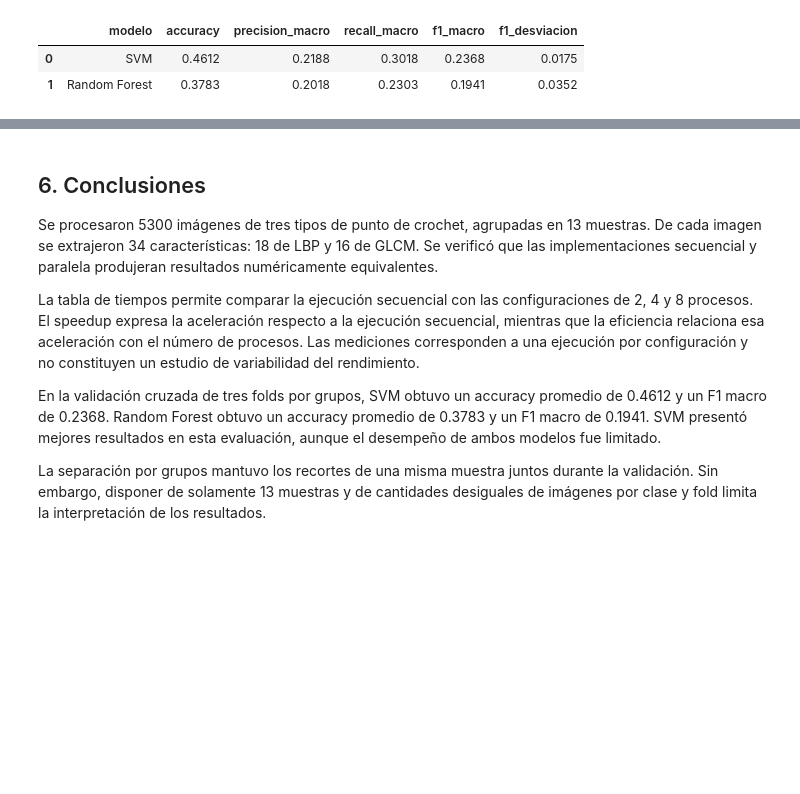
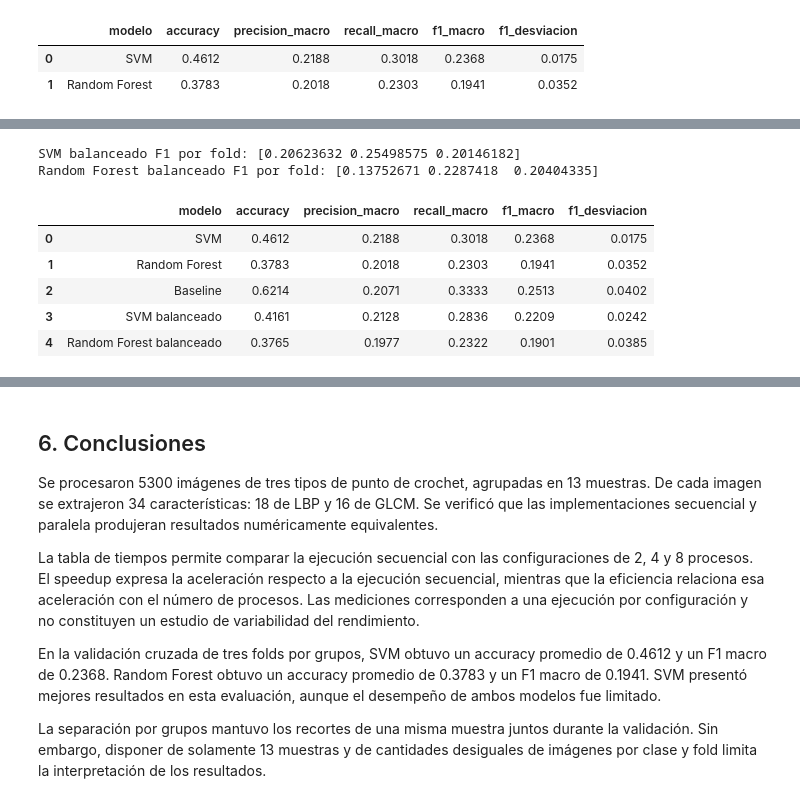
Before and after one commit to Srdino25/Proyecto_ComputoParalelo_DACC_MRV, a Jupyter notebook: proyecto_crochet.ipynb, the cells around one changed output, grey strips where cells are left out. Drawn from its saved outputs; the diff is of its cells as text; code cells hidden in the pictures; blank space fills up the shorter version.

```diff
--- a/proyecto_crochet.ipynb
+++ b/proyecto_crochet.ipynb
@@ -521,0 +710,67 @@ Random Forest F1 por fold: [0.1476021  0.23274897 0.20191609]
+# %%
+from sklearn.svm import SVC
+from sklearn.ensemble import RandomForestClassifier
+from sklearn.pipeline import make_pipeline
+from sklearn.preprocessing import StandardScaler
+from sklearn.model_selection import cross_validate
+import pandas as pd
+
+# Modelos con pesos balanceados
+modelos_balanceados = {
+    "SVM balanceado": make_pipeline(
+        StandardScaler(),
+        SVC(kernel="rbf", class_weight="balanced")
+    ),
+
+    "Random Forest balanceado": RandomForestClassifier(
+        n_estimators=100,
+        random_state=42,
+        class_weight="balanced"
+    )
+}
+
+nuevos_resultados = []
+
+for nombre, modelo in modelos_balanceados.items():
+
+    evaluacion = cross_validate(
+        modelo,
+        X,
+        y,
+        cv=particiones,
+        scoring=metricas,
+        error_score="raise"
+    )
+
+    fila = {"modelo": nombre}
+
+    for metrica in metricas:
+        fila[metrica] = evaluacion[f"test_{metrica}"].mean()
+
+    fila["f1_desviacion"] = evaluacion["test_f1_macro"].std()
+
+    nuevos_resultados.append(fila)
+
+    print(nombre, "F1 por fold:", evaluacion["test_f1_macro"])
+
+# Comparar las cinco configuraciones
+comparacion_final = pd.concat(
+    [comparacion, pd.DataFrame(nuevos_resultados)],
+    ignore_index=True
+)
+
+display(comparacion_final.round(4))
+
+comparacion_final.to_csv(
+    "resultados/comparacion_modelos_final.csv",
+    index=False
+)
+# %% [output]
+SVM balanceado F1 por fold: [0.20623632 0.25498575 0.20146182]
+Random Forest balanceado F1 por fold: [0.13752671 0.2287418  0.20404335]
+|  | modelo | accuracy | precision_macro | recall_macro | f1_macro | f1_desviacion |
+| 0 | SVM | 0.4612 | 0.2188 | 0.3018 | 0.2368 | 0.0175 |
+| 1 | Random Forest | 0.3783 | 0.2018 | 0.2303 | 0.1941 | 0.0352 |
+| 2 | Baseline | 0.6214 | 0.2071 | 0.3333 | 0.2513 | 0.0402 |
+| 3 | SVM balanceado | 0.4161 | 0.2128 | 0.2836 | 0.2209 | 0.0242 |
+| 4 | Random Forest balanceado | 0.3765 | 0.1977 | 0.2322 | 0.1901 | 0.0385 |
```
Also changed, not shown: parts of 11 cells of this notebook, 7 other files.
